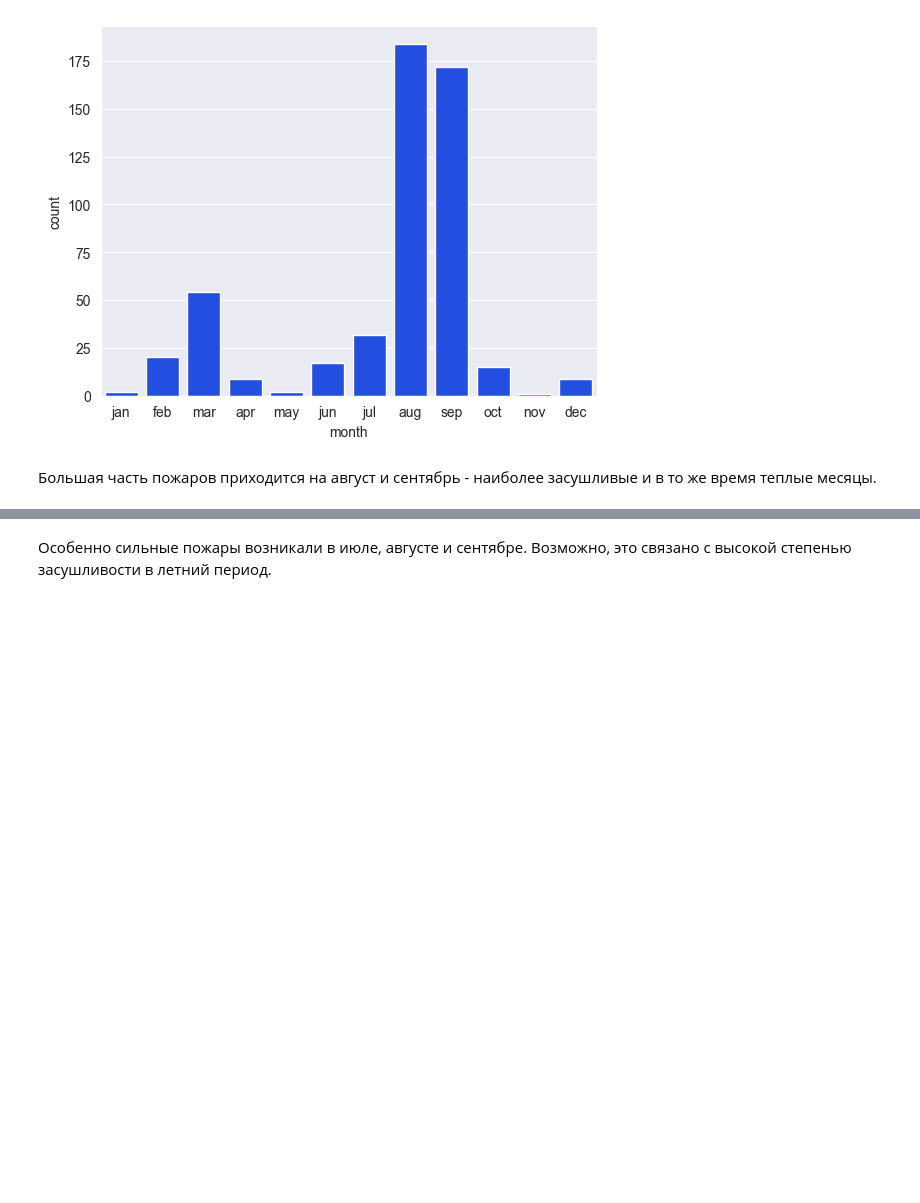
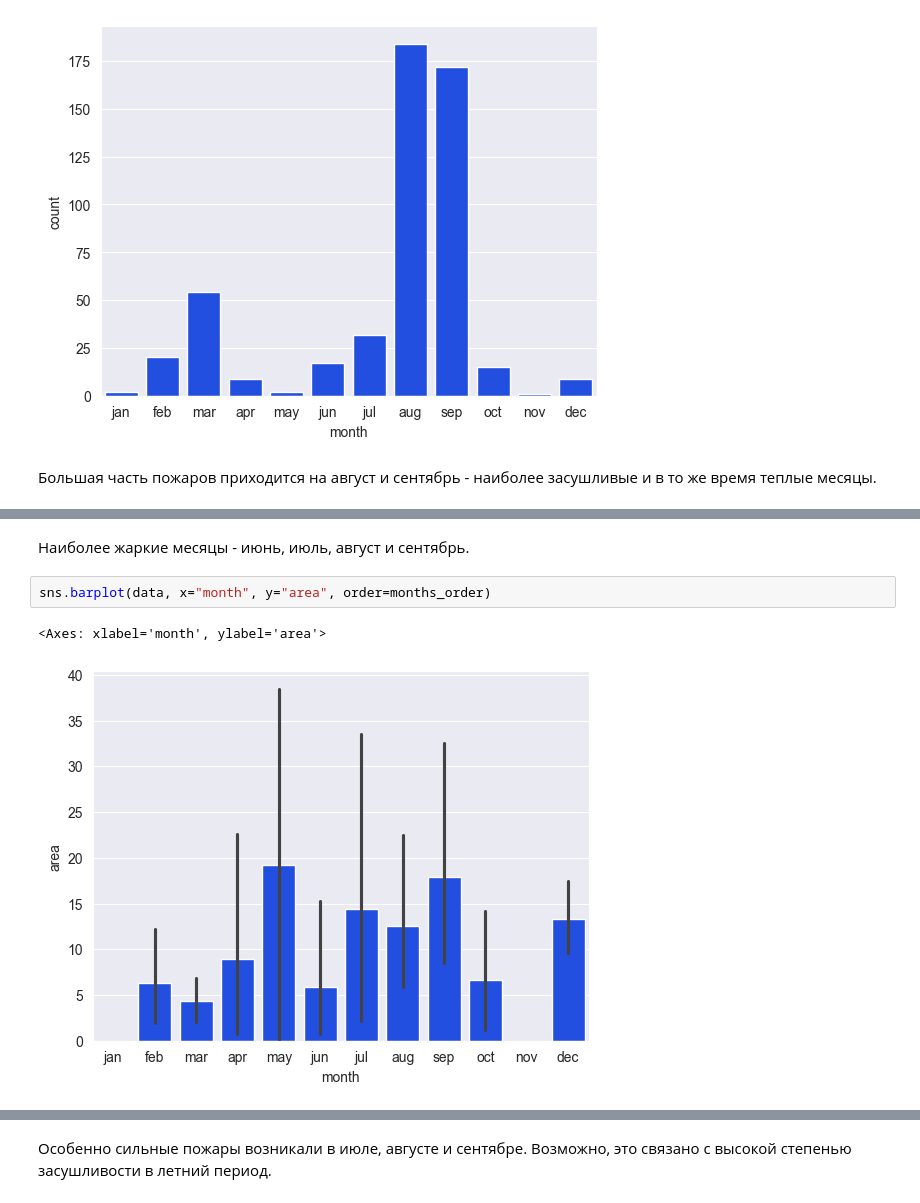
Before and after one commit to stwz13/ml, a Jupyter notebook: practice1.ipynb, the cells around one changed output, grey strips where cells are left out. Drawn from its saved outputs; the diff is of its cells as text; blank space fills up the shorter version.

```diff
--- a/practice1.ipynb
+++ b/practice1.ipynb
@@ -246,0 +253,7 @@ sns.countplot(data, x="month", order=["jan", "feb", "mar", "apr", "may", "jun",
+# %% [markdown]
+Наиболее жаркие месяцы - июнь, июль, август и сентябрь.
+# %%
+sns.barplot(data, x="month", y="area", order=months_order)
+# %% [output]
+<Axes: xlabel='month', ylabel='area'>
+[figure, added]
```
Also changed, not shown: parts of 12 cells of this notebook.
